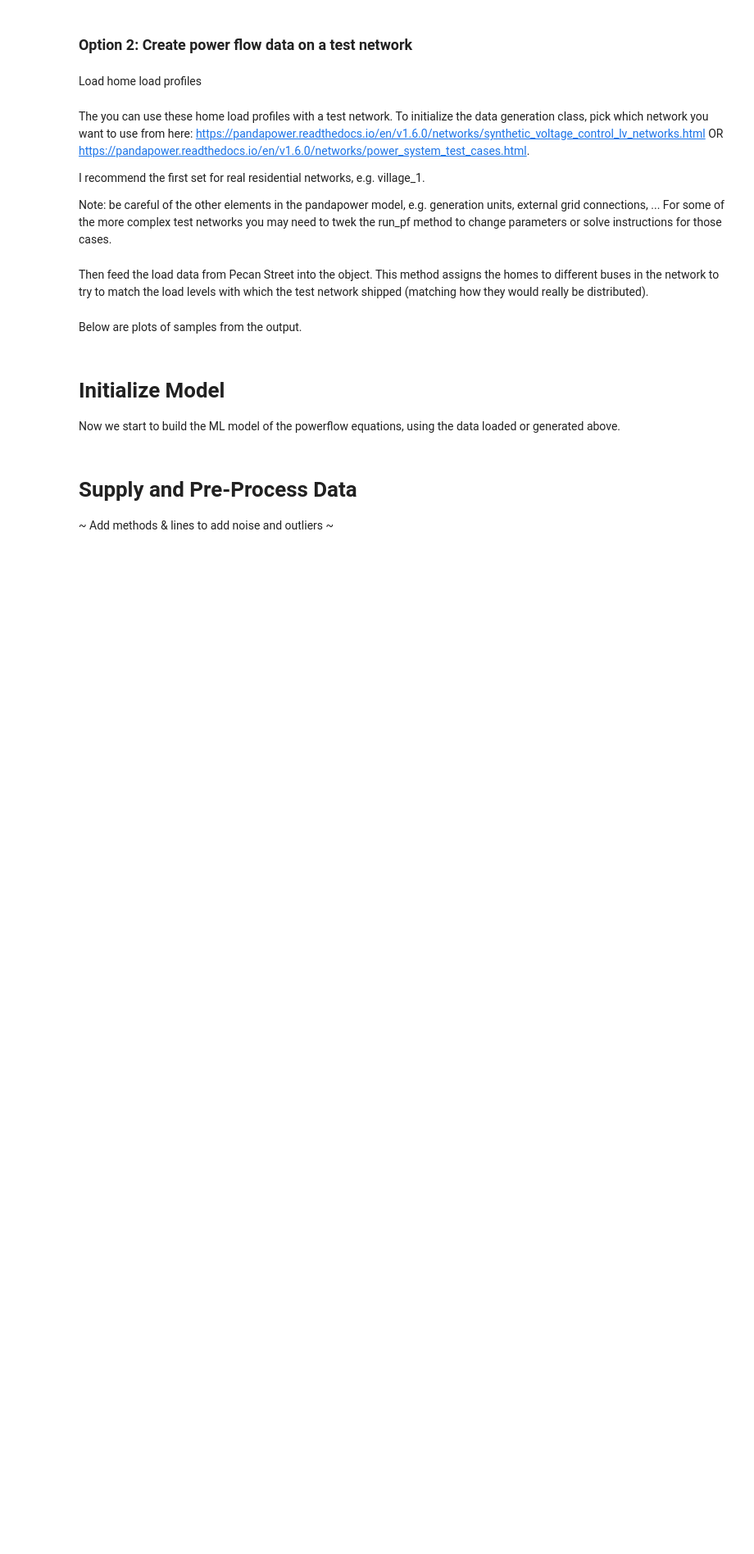
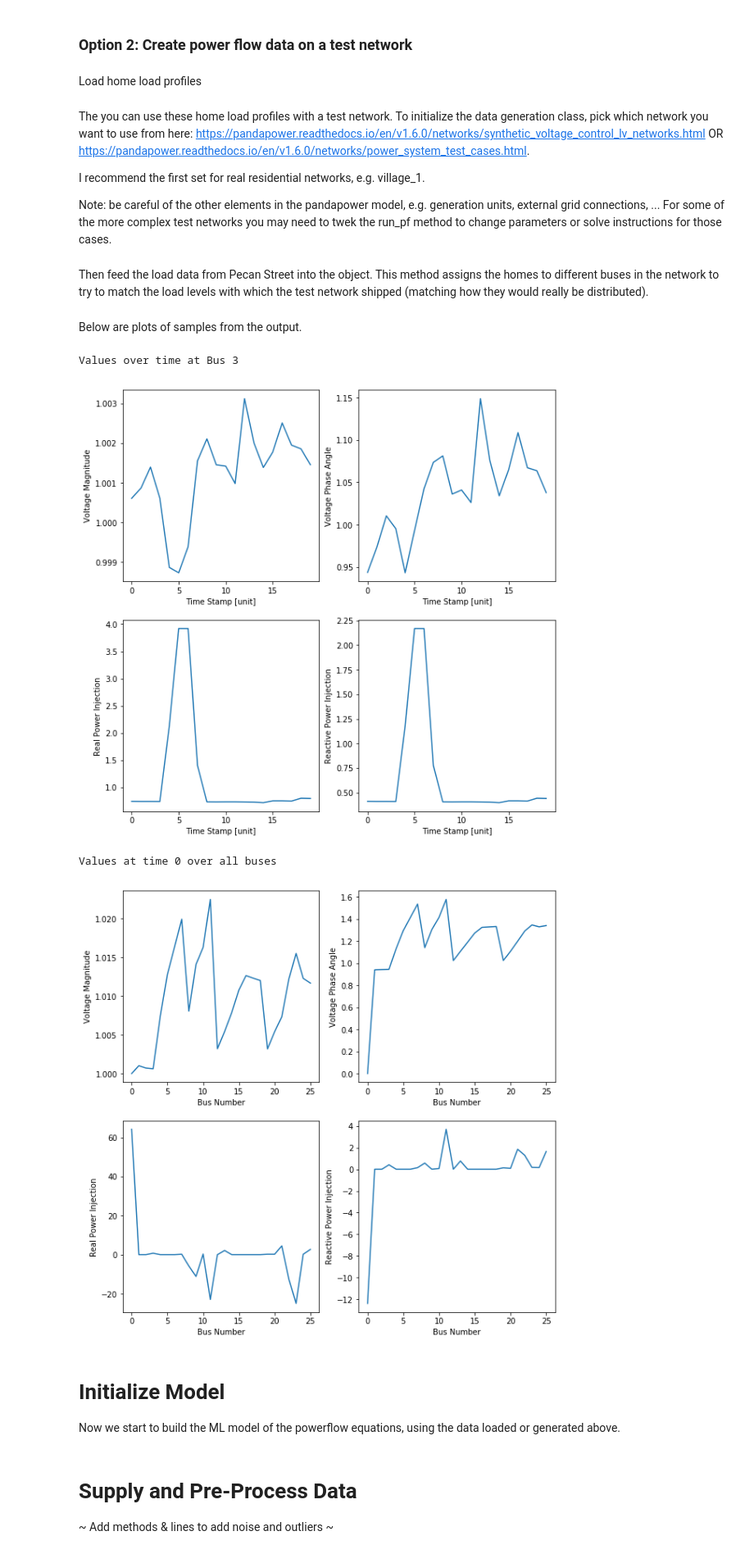
Before and after one commit to slaclab/VADER-Analytics, a Jupyter notebook: mlpowerflow/Sample_Script.ipynb, the cells around one changed output. Shown: that part at 82% size. Drawn from its saved outputs; the diff is of its cells as text; code cells hidden in the pictures; blank space fills up the shorter version.

```diff
--- a/mlpowerflow/Sample_Script.ipynb
+++ b/mlpowerflow/Sample_Script.ipynb
@@ -65,3 +70,10 @@ num_samples = np.copy(load_gen_model.num_times)
+# %%
+v = np.load('/Users/spowell2/Documents/VADER-Data/rural1/v.npy')
+a = np.load('/Users/spowell2/Documents/VADER-Data/rural1/a.npy')
+p = np.load('/Users/spowell2/Documents/VADER-Data/rural1/p.npy')
+q = np.load('/Users/spowell2/Documents/VADER-Data/rural1/q.npy')
+num_bus = np.load('/Users/spowell2/Documents/VADER-Data/rural1/num_bus.npy')
+num_samples = np.load('/Users/spowell2/Documents/VADER-Data/rural1/num_samples.npy')
 # %% [markdown]
 Below are plots of samples from the output.
 # %%
@@ -78,34 +90,39 @@ plt.xlabel('Time Stamp [unit]')
 plt.ylabel('Voltage Phase Angle')
 plt.subplot(223)
 plt.plot(time_set,p[time_set,3])
 plt.xlabel('Time Stamp [unit]')
 plt.ylabel('Real Power Injection')
 plt.subplot(224)
 plt.plot(time_set,q[time_set,3])
 plt.xlabel('Time Stamp [unit]')
 plt.ylabel('Reactive Power Injection')
 plt.show()
 
 print('Values at time 0 over all buses')
 plt.figure(figsize=(10,10))
-bus_set = np.arange(0,load_gen_model.num_buses)
+bus_set = np.arange(0,num_bus)
 plt.subplot(221)
 plt.plot(bus_set,v[0,:])
 plt.xlabel('Bus Number')
 plt.ylabel('Voltage Magnitude')
 plt.subplot(222)
 plt.plot(bus_set,a[0,:])
 plt.xlabel('Bus Number')
 plt.ylabel('Voltage Phase Angle')
 plt.subplot(223)
 plt.plot(bus_set,p[0,:])
 plt.xlabel('Bus Number')
 plt.ylabel('Real Power Injection')
 plt.subplot(224)
 plt.plot(bus_set,q[0,:])
 plt.xlabel('Bus Number')
 plt.ylabel('Reactive Power Injection')
 plt.show()
+# %% [output]
+Values over time at Bus 3
+[figure, added]
+Values at time 0 over all buses
+[figure, added]
 # %% [markdown]
 # Initialize Model
 
```
Also changed, not shown: parts of 17 cells of this notebook, 3 other files.
